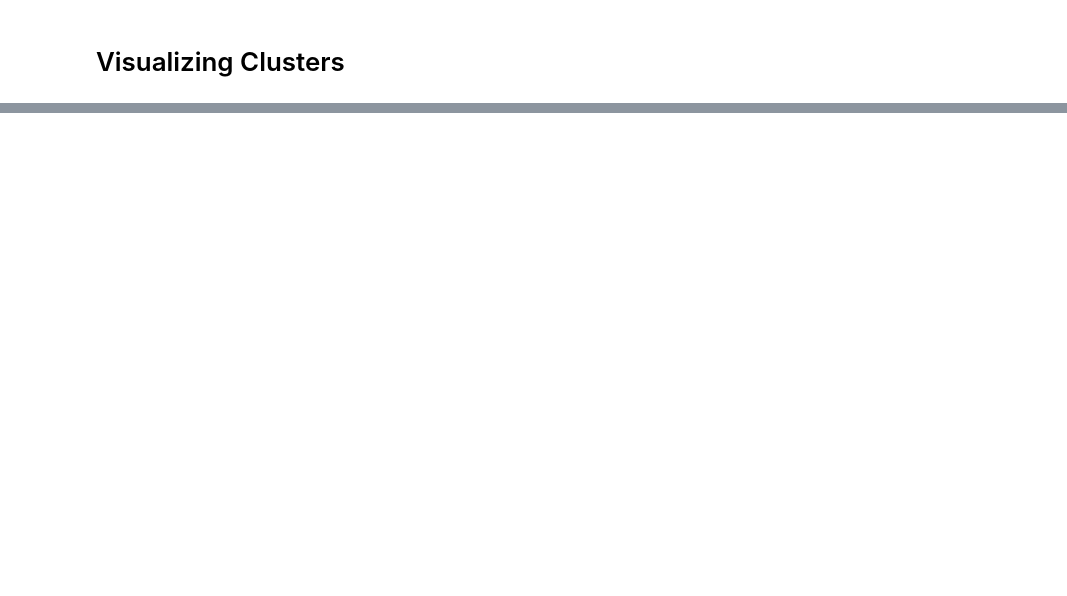
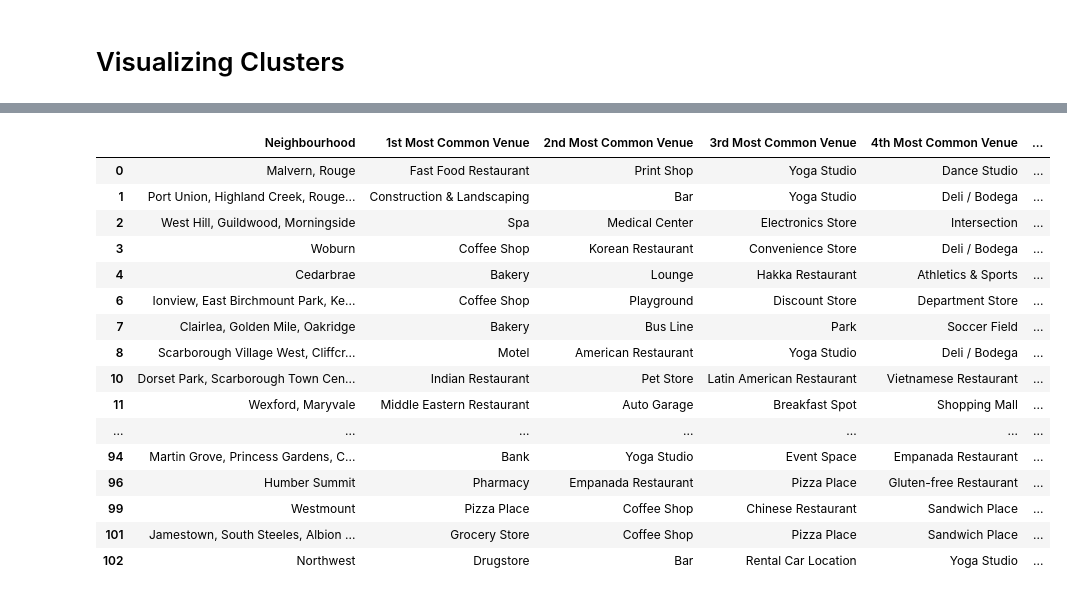
Before and after one commit to Daylen-Mackey/Coursera_Capstone, a Jupyter notebook: Segmenting and Clustering Toronto Neighbourhoods 3.ipynb, the cells around one changed output, grey strips where cells are left out. Cells and saved outputs as stored; diff of their text form; code cells hidden in the pictures; blank space fills up the shorter version.

```diff
--- a/Segmenting and Clustering Toronto Neighbourhoods 3.ipynb
+++ b/Segmenting and Clustering Toronto Neighbourhoods 3.ipynb
@@ -400,0 +426,20 @@ map_clusters
+# %%
+tor_merged.loc[tor_merged['Cluster Labels'] == 1, tor_merged.columns[[1] + list(range(5, tor_merged.shape[1]))]]
+# %% [output]
+|  | Neighbourhood | 1st Most Common Venue | 2nd Most Common Venue | 3rd Most Common Venue | 4th Most Common Venue | ... |
+| 0 | Malvern, Rouge | Fast Food Restaurant | Print Shop | Yoga Studio | Dance Studio | ... |
+| 1 | Port Union, Highland Creek, Rouge... | Construction & Landscaping | Bar | Yoga Studio | Deli / Bodega | ... |
+| 2 | West Hill, Guildwood, Morningside | Spa | Medical Center | Electronics Store | Intersection | ... |
+| 3 | Woburn | Coffee Shop | Korean Restaurant | Convenience Store | Deli / Bodega | ... |
+| 4 | Cedarbrae | Bakery | Lounge | Hakka Restaurant | Athletics & Sports | ... |
+| 6 | Ionview, East Birchmount Park, Ke... | Coffee Shop | Playground | Discount Store | Department Store | ... |
+| 7 | Clairlea, Golden Mile, Oakridge | Bakery | Bus Line | Park | Soccer Field | ... |
+| 8 | Scarborough Village West, Cliffcr... | Motel | American Restaurant | Yoga Studio | Deli / Bodega | ... |
+| 10 | Dorset Park, Scarborough Town Cen... | Indian Restaurant | Pet Store | Latin American Restaurant | Vietnamese Restaurant | ... |
+| 11 | Wexford, Maryvale | Middle Eastern Restaurant | Auto Garage | Breakfast Spot | Shopping Mall | ... |
+| ... | ... | ... | ... | ... | ... | ... |
+| 94 | Martin Grove, Princess Gardens, C... | Bank | Yoga Studio | Event Space | Empanada Restaurant | ... |
+| 96 | Humber Summit | Pharmacy | Empanada Restaurant | Pizza Place | Gluten-free Restaurant | ... |
+| 99 | Westmount | Pizza Place | Coffee Shop | Chinese Restaurant | Sandwich Place | ... |
+| 101 | Jamestown, South Steeles, Albion ... | Grocery Store | Coffee Shop | Pizza Place | Sandwich Place | ... |
+| 102 | Northwest | Drugstore | Bar | Rental Car Location | Yoga Studio | ... |
```
Also changed, not shown: parts of 13 cells of this notebook.
